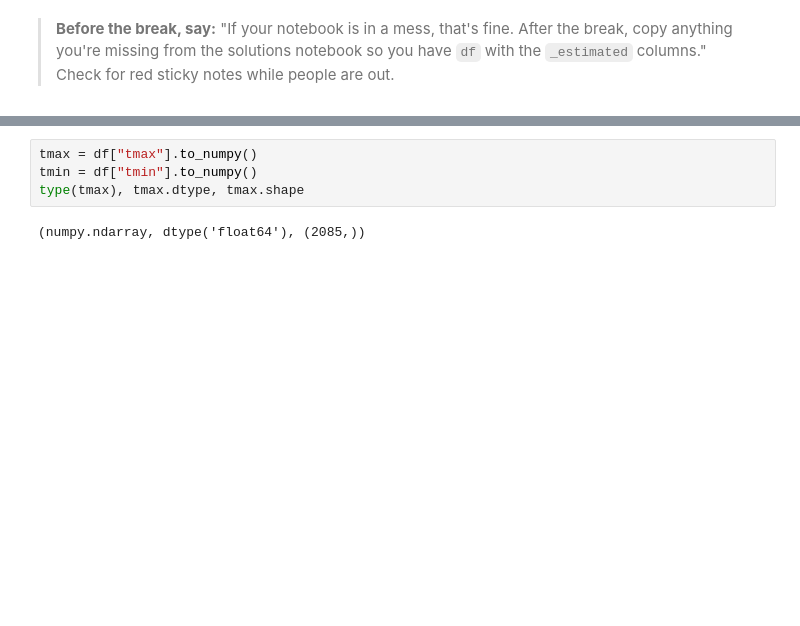
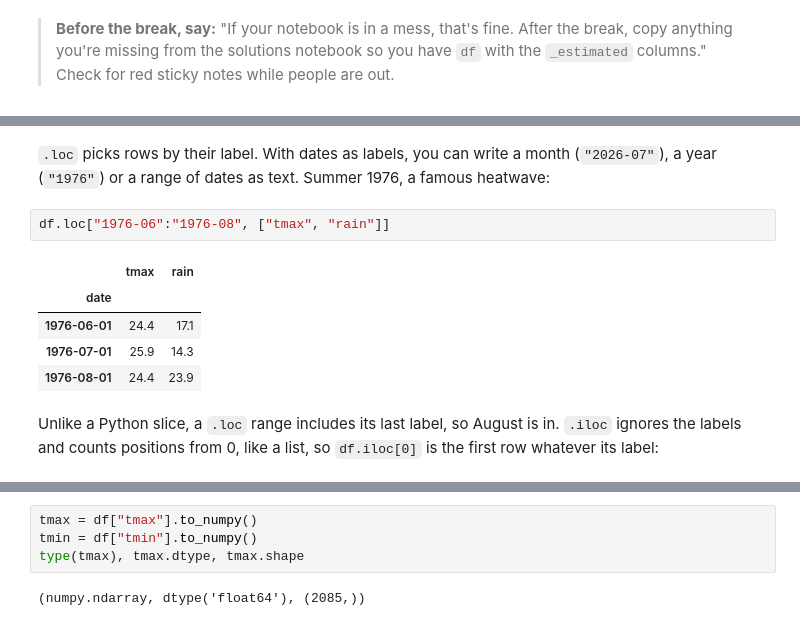
Before and after one commit to cafoala/cfrr-python-for-data-analysis, a Jupyter notebook: instructor/day1_demo.ipynb, the cells around one changed output, grey strips where cells are left out. Cells and saved outputs as stored; diff of their text form; blank space fills up the shorter version.

```diff
--- a/instructor/day1_demo.ipynb
+++ b/instructor/day1_demo.ipynb
@@ -468,0 +584,12 @@ A lot can be read off this one table:
+# %% [markdown]
+`.loc` picks rows by their label. With dates as labels, you can write a month (`"2026-07"`), a year (`"1976"`) or a range of dates as text. Summer 1976, a famous heatwave:
+# %%
+df.loc["1976-06":"1976-08", ["tmax", "rain"]]
+# %% [output]
+|  | tmax | rain |
+| date |  |  |
+| 1976-06-01 | 24.4 | 17.1 |
+| 1976-07-01 | 25.9 | 14.3 |
+| 1976-08-01 | 24.4 | 23.9 |
+# %% [markdown]
+Unlike a Python slice, a `.loc` range includes its last label, so August is in. `.iloc` ignores the labels and counts positions from 0, like a list, so `df.iloc[0]` is the first row whatever its label:
```
Also changed, not shown: parts of 140 cells of this notebook, 12 other files.
